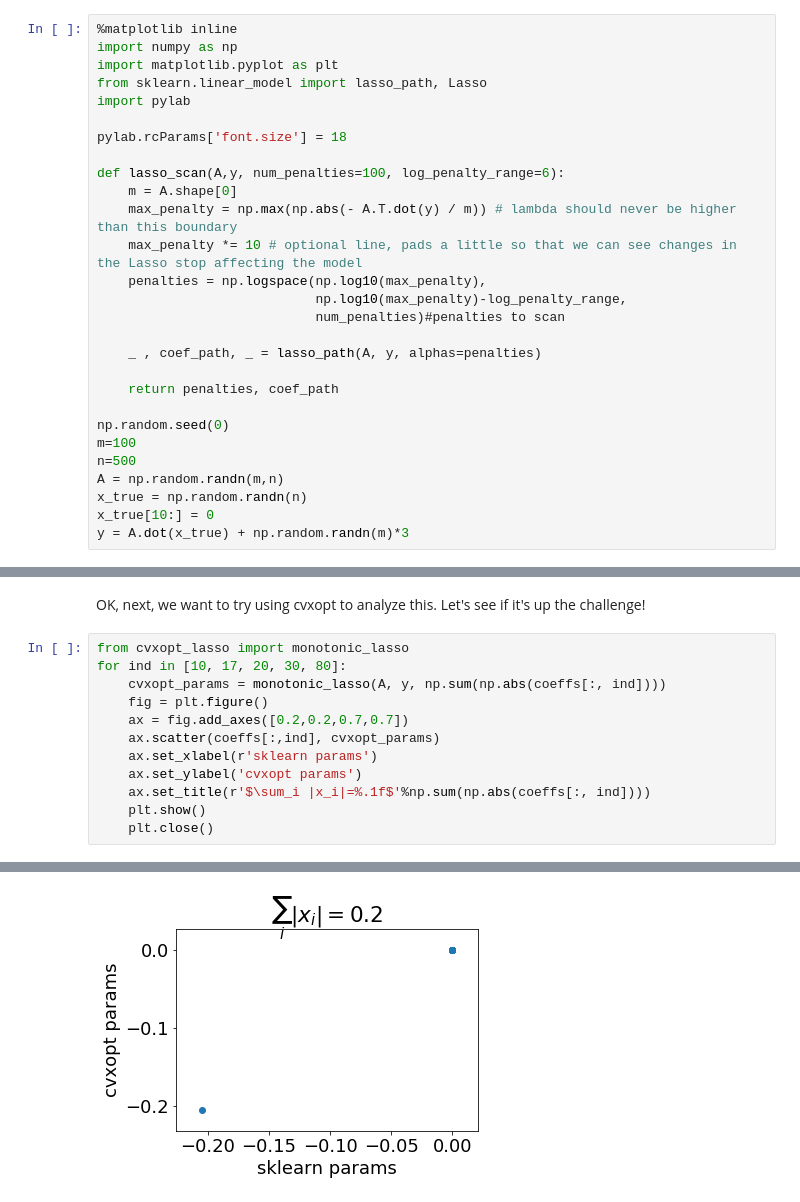
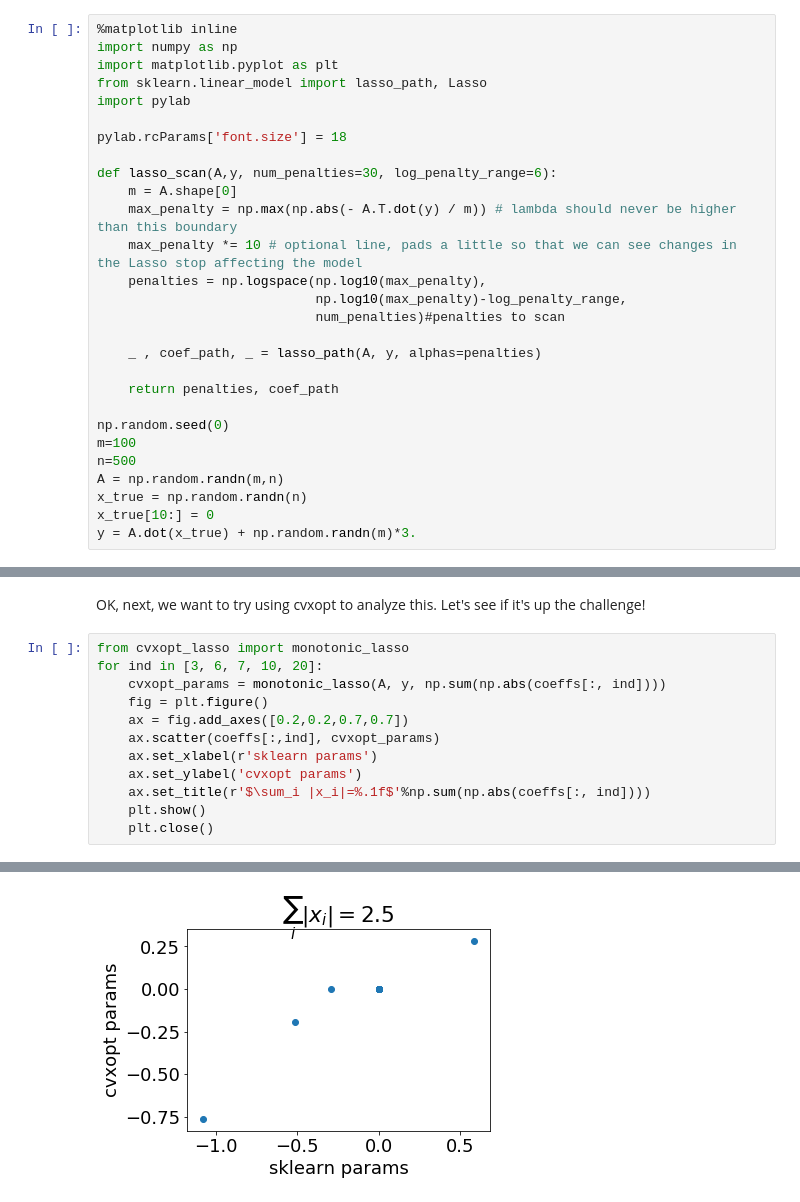
Before and after one commit to rhys-m-adams/Rank_enforced_Lasso, a Jupyter notebook: lasso_demo_using_cvxopt.ipynb, the cells around one changed output, grey strips where cells are left out. Saved outputs shown, nothing was run; the diff lists cells and outputs as text.

```diff
--- a/lasso_demo_using_cvxopt.ipynb
+++ b/lasso_demo_using_cvxopt.ipynb
@@ -17,7 +17,7 @@ import pylab
 
 pylab.rcParams['font.size'] = 18
 
-def lasso_scan(A,y, num_penalties=100, log_penalty_range=6):
+def lasso_scan(A,y, num_penalties=30, log_penalty_range=6):
     m = A.shape[0]
     max_penalty = np.max(np.abs(- A.T.dot(y) / m)) # lambda should never be higher than this boundary
     max_penalty *= 10 # optional line, pads a little so that we can see changes in the Lasso stop affecting the model
@@ -35,7 +35,7 @@ n=500
 A = np.random.randn(m,n)
 x_true = np.random.randn(n)
 x_true[10:] = 0
-y = A.dot(x_true) + np.random.randn(m)*3
+y = A.dot(x_true) + np.random.randn(m)*3.
 # %% [markdown]
 And now let's scan it using sklearn lasso library as a control:
 # %%
@@ -54,16 +54,16 @@ plt.close()
 OK, next, we want to try using cvxopt to analyze this. Let's see if it's up the challenge!
 # %%
 from cvxopt_lasso import monotonic_lasso
-for ind in [10, 17, 20, 30, 80]:
+for ind in [3, 6, 7, 10, 20]:
     cvxopt_params = monotonic_lasso(A, y, np.sum(np.abs(coeffs[:, ind])))
     fig = plt.figure()
     ax = fig.add_axes([0.2,0.2,0.7,0.7])
     ax.scatter(coeffs[:,ind], cvxopt_params)
     ax.set_xlabel(r'sklearn params')
     ax.set_ylabel('cvxopt params')
     ax.set_title(r'$\sum_i |x_i|=%.1f$'%np.sum(np.abs(coeffs[:, ind])))
     plt.show()
     plt.close()
 # %% [output]
 [figure]
-[figure, old version]
+[figure, new version]
```
Also changed, not shown: parts of 15 cells of this notebook, 2 other files.
